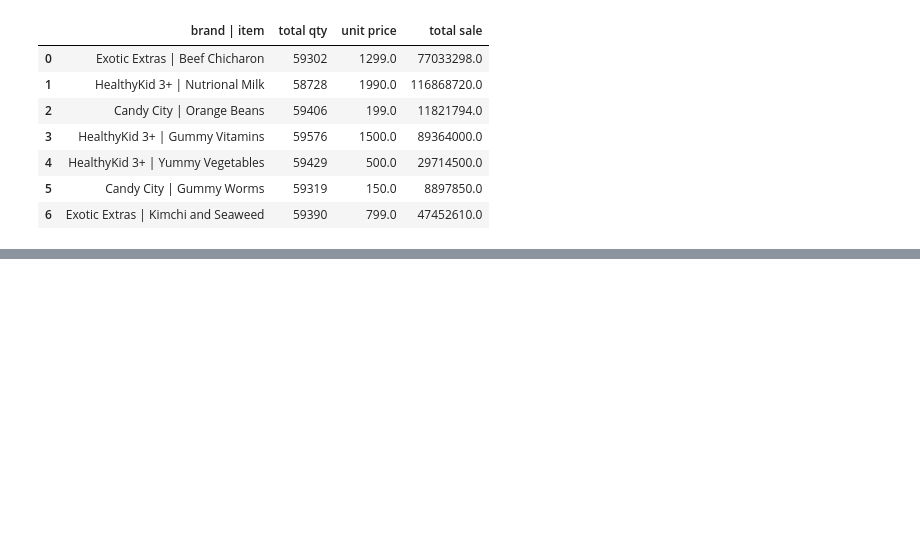
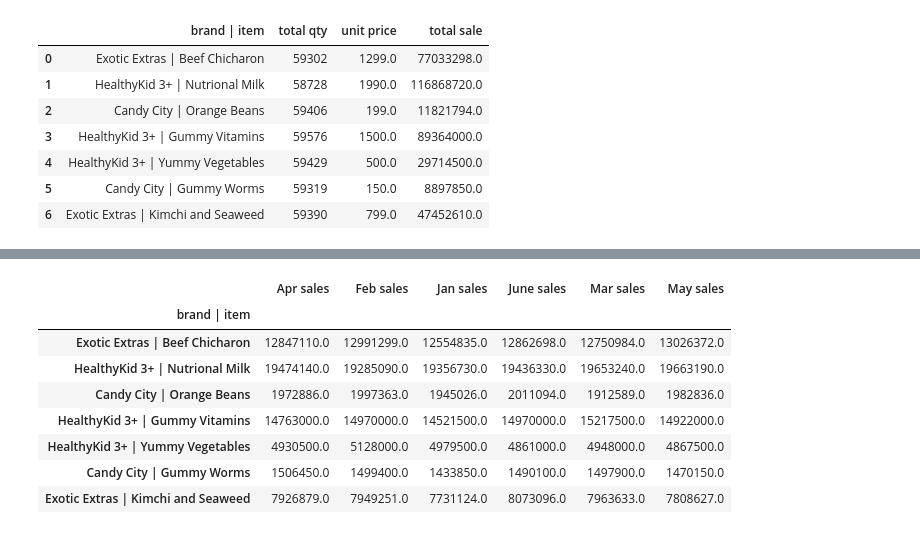
Before and after one commit to lrnt7/adhoc-analysis, a Jupyter notebook: adhoc-analysis-ntbk.ipynb, the cells around one changed output, grey strips where cells are left out. Saved outputs shown, nothing was run; the diff lists cells and outputs as text; code cells hidden in the pictures; blank space fills up the shorter version.

```diff
--- a/adhoc-analysis-ntbk.ipynb
+++ b/adhoc-analysis-ntbk.ipynb
@@ -139,0 +240,13 @@ inventory_df
+# %%
+total_sales_table = pd.pivot_table(inventory_df_monthly_sale, values=['Jan sales','Feb sales','Mar sales','Apr sales','May sales','June sales'],index=['brand | item'], sort=False)
+total_sales_table
+# %% [output]
+|  | Apr sales | Feb sales | Jan sales | June sales | Mar sales | May sales |
+| brand | item |  |  |  |  |  |  |
+| Exotic Extras | Beef Chicharon | 12847110.0 | 12991299.0 | 12554835.0 | 12862698.0 | 12750984.0 | 13026372.0 |
+| HealthyKid 3+ | Nutrional Milk | 19474140.0 | 19285090.0 | 19356730.0 | 19436330.0 | 19653240.0 | 19663190.0 |
+| Candy City | Orange Beans | 1972886.0 | 1997363.0 | 1945026.0 | 2011094.0 | 1912589.0 | 1982836.0 |
+| HealthyKid 3+ | Gummy Vitamins | 14763000.0 | 14970000.0 | 14521500.0 | 14970000.0 | 15217500.0 | 14922000.0 |
+| HealthyKid 3+ | Yummy Vegetables | 4930500.0 | 5128000.0 | 4979500.0 | 4861000.0 | 4948000.0 | 4867500.0 |
+| Candy City | Gummy Worms | 1506450.0 | 1499400.0 | 1433850.0 | 1490100.0 | 1497900.0 | 1470150.0 |
+| Exotic Extras | Kimchi and Seaweed | 7926879.0 | 7949251.0 | 7731124.0 | 8073096.0 | 7963633.0 | 7808627.0 |
```
Also changed, not shown: parts of 9 cells of this notebook.
